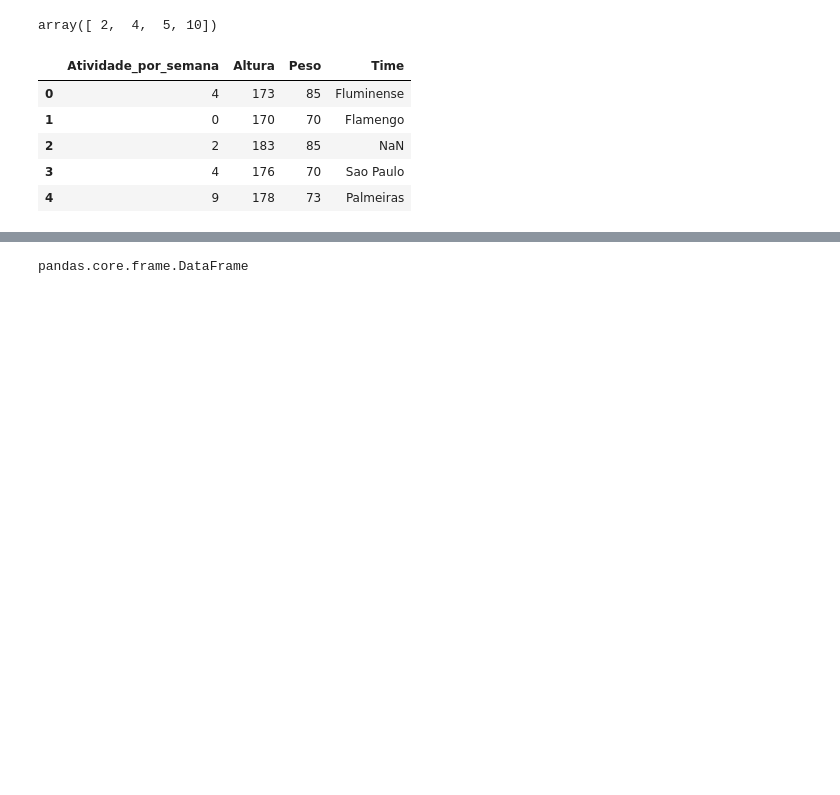
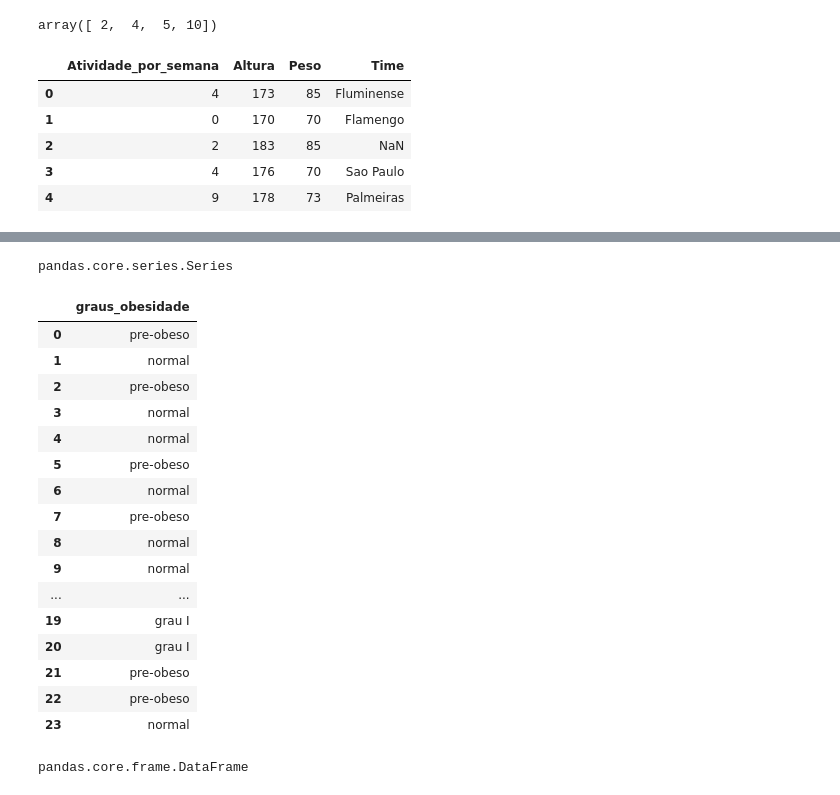
Before and after one commit to hitoshinagano/Locaweb_aulas, a Jupyter notebook: Aula.ipynb, the cells around one changed output, grey strips where cells are left out. Drawn from its saved outputs; the diff is of its cells as text; code cells hidden in the pictures; blank space fills up the shorter version.

```diff
--- a/Aula.ipynb
+++ b/Aula.ipynb
@@ -1198,3 +1218,27 @@ df.head()
+# %%
+df['graus_obesidade']
+# %% [output]
+pandas.core.series.Series
+# %%
+df[['graus_obesidade']]
+# %% [output]
+|  | graus_obesidade |
+| 0 | pre-obeso |
+| 1 | normal |
+| 2 | pre-obeso |
+| 3 | normal |
+| 4 | normal |
+| 5 | pre-obeso |
+| 6 | normal |
+| 7 | pre-obeso |
+| 8 | normal |
+| 9 | normal |
+| ... | ... |
+| 19 | grau I |
+| 20 | grau I |
+| 21 | pre-obeso |
+| 22 | pre-obeso |
+| 23 | normal |
 # %%
 df = pd.concat([df, pd.get_dummies(df.Time)], axis=1)
 # %%
```
Also changed, not shown: parts of 8 cells of this notebook.
